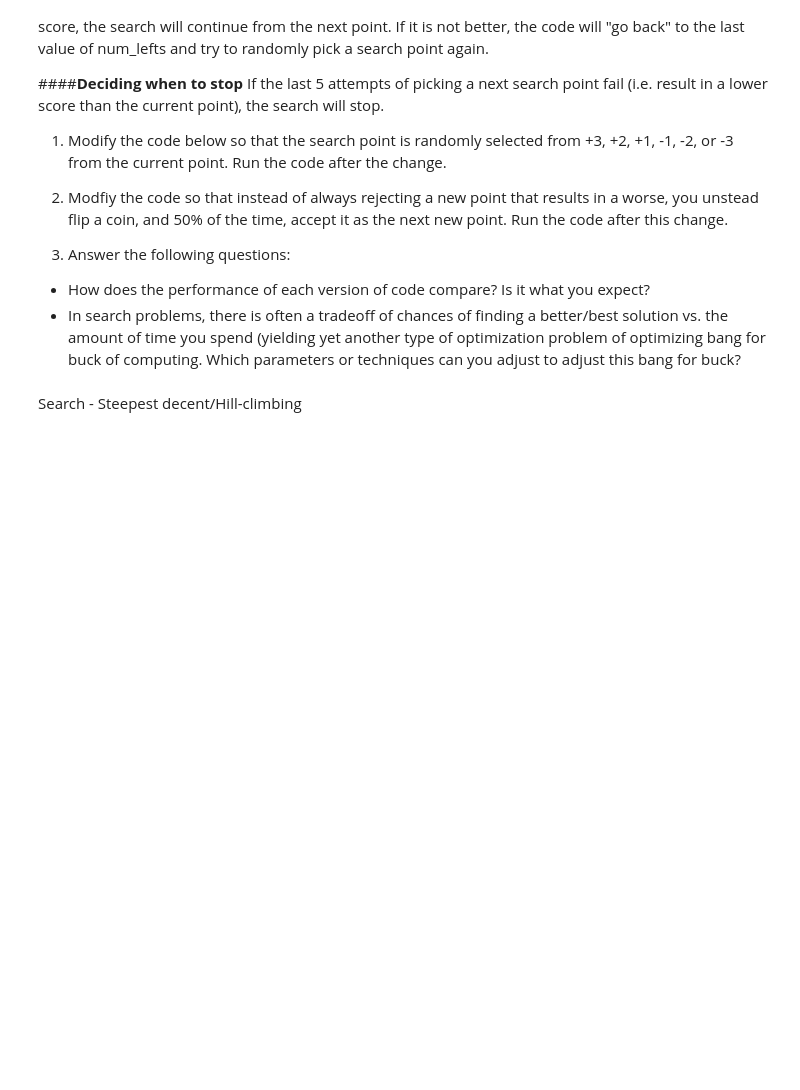
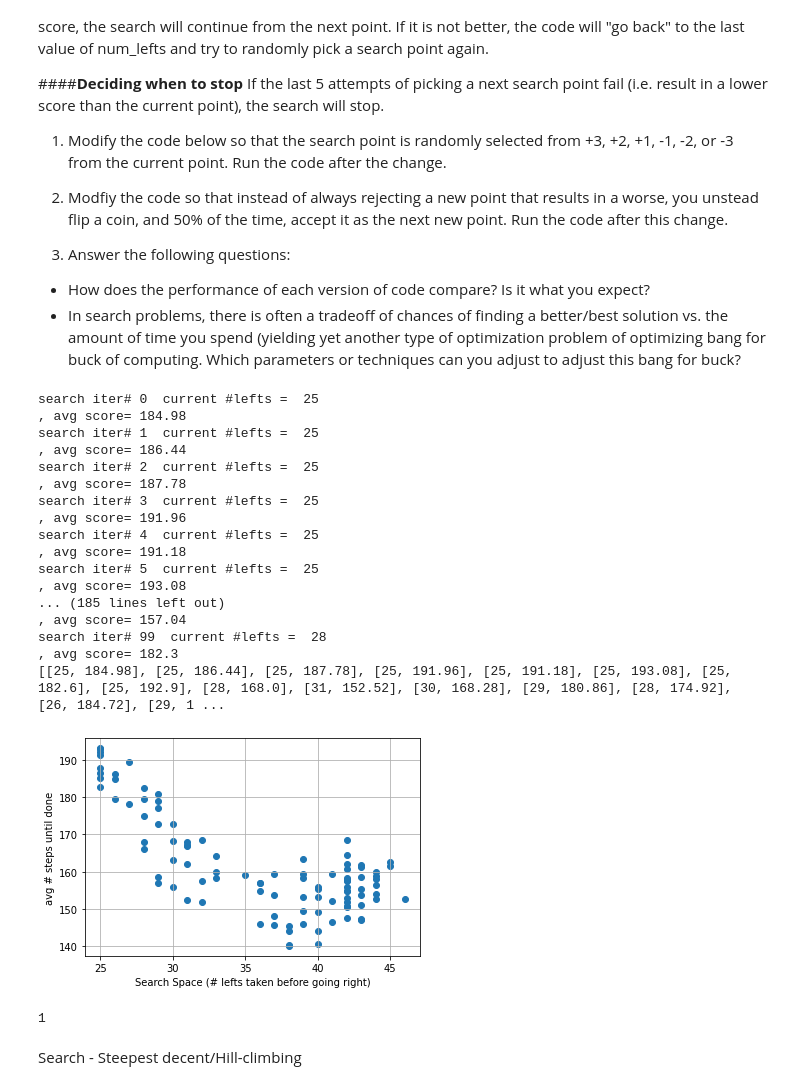
Before and after one commit to CamK2/cis490, a Jupyter notebook: Cam Kneeppel, Project_1.ipynb, the cells around one changed output. Cells and saved outputs as stored; diff of their text form; code cells hidden in the pictures; blank space fills up the shorter version.

```diff
--- a/Cam Kneeppel, Project_1.ipynb
+++ b/Cam Kneeppel, Project_1.ipynb
@@ -133,7 +133,7 @@ import random
 import numpy as np
 
 def pick_next_point(current_point):
-  deltas = [-1,1]
+  deltas = [-3,-2,-1,1,2,3]
   next_point = current_point + random.choice(deltas)
   if next_point < 25:
     next_point = 25
@@ -181,35 +181,62 @@ search_i = 0
 while not search_complete:
   #pick next point
   last_num_lefts = num_lefts
   last_score = score
   num_lefts = pick_next_point(num_lefts)
   print('search iter#', search_i, end='')
   print('  current #lefts = ', num_lefts)
 
   #evaluate this point
   score = eval_point(num_lefts, num_repeats_for_eval, env)
   print(', avg score=', score)
   avg_score_list.append([num_lefts, score])
 
   #acceptance or rejection
   if (score > last_score):
-    #if new point is worse than last point, go back
-    num_lefts = last_num_lefts
+    #if new point is worse than last point, flip a coin
+    x = random.randint(0,1)
+    if x == 0:
+      num_lefts = last_num_lefts
 
   # evaluate if it is time to stop
   search_i += 1
   if search_i >= max_search_iter:
     search_complete = True
 env.close()
 
 print(avg_score_list)
 avg_score = np.array(avg_score_list)
 # The following code is for making a plot of score vs. # lefts
 plt.scatter(avg_score[:,0], avg_score[:,1])
 plt.xlabel('Search Space (# lefts taken before going right)')
 plt.ylabel('avg # steps until done')
 plt.grid()
 plt.show()
+# %% [output]
+search iter# 0  current #lefts =  25
+, avg score= 184.98
+search iter# 1  current #lefts =  25
+, avg score= 186.44
+search iter# 2  current #lefts =  25
+, avg score= 187.78
+search iter# 3  current #lefts =  25
+, avg score= 191.96
+search iter# 4  current #lefts =  25
+, avg score= 191.18
+search iter# 5  current #lefts =  25
+, avg score= 193.08
+... (185 lines left out)
+, avg score= 157.04
+search iter# 99  current #lefts =  28
+, avg score= 182.3
+[[25, 184.98], [25, 186.44], [25, 187.78], [25, 191.96], [25, 191.18], [25, 193.08], [25, 182.6], [25, 192.9], [28, 168.0], [31, 152.52], [30, 168.28], [29, 180.86], [28, 174.92], [26, 184.72], [29, 1 ...
+[figure, added]
+# %%
+#Random Number Generator, returns either 0 or 1
+x = random.randint(0,1)
+print(x)
+# %% [output]
+1
 # %% [markdown]
 Search - Steepest decent/Hill-climbing
 # %% [markdown]
```
